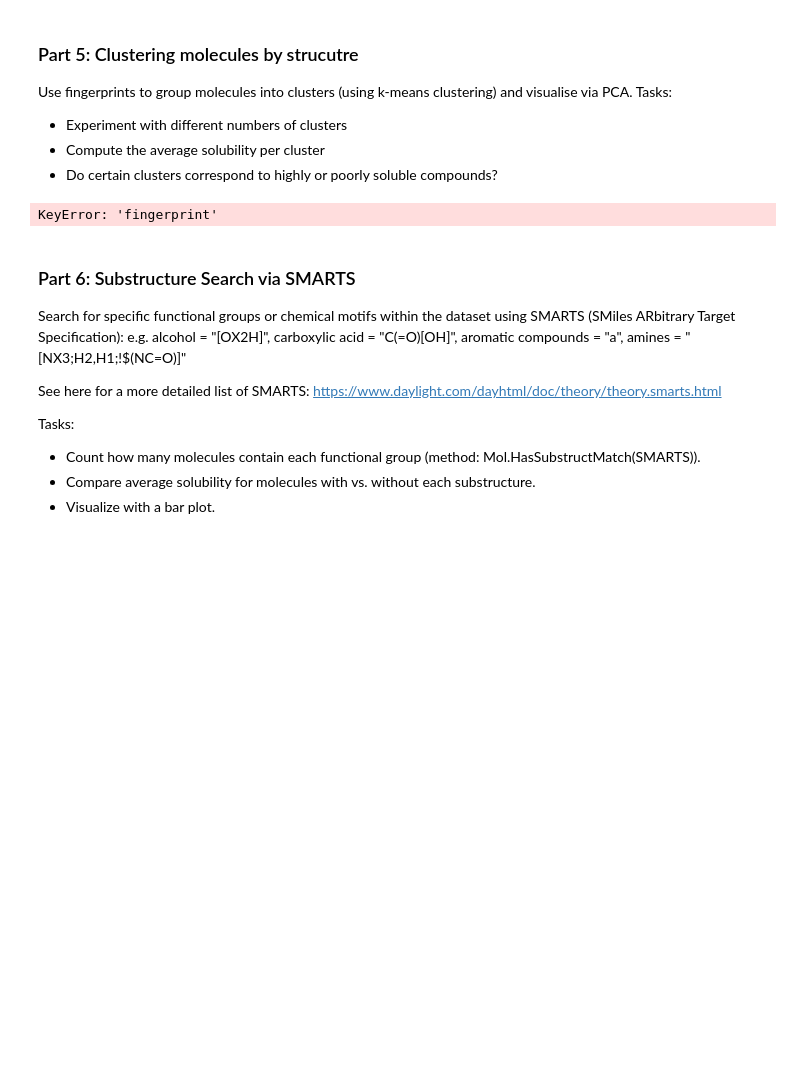
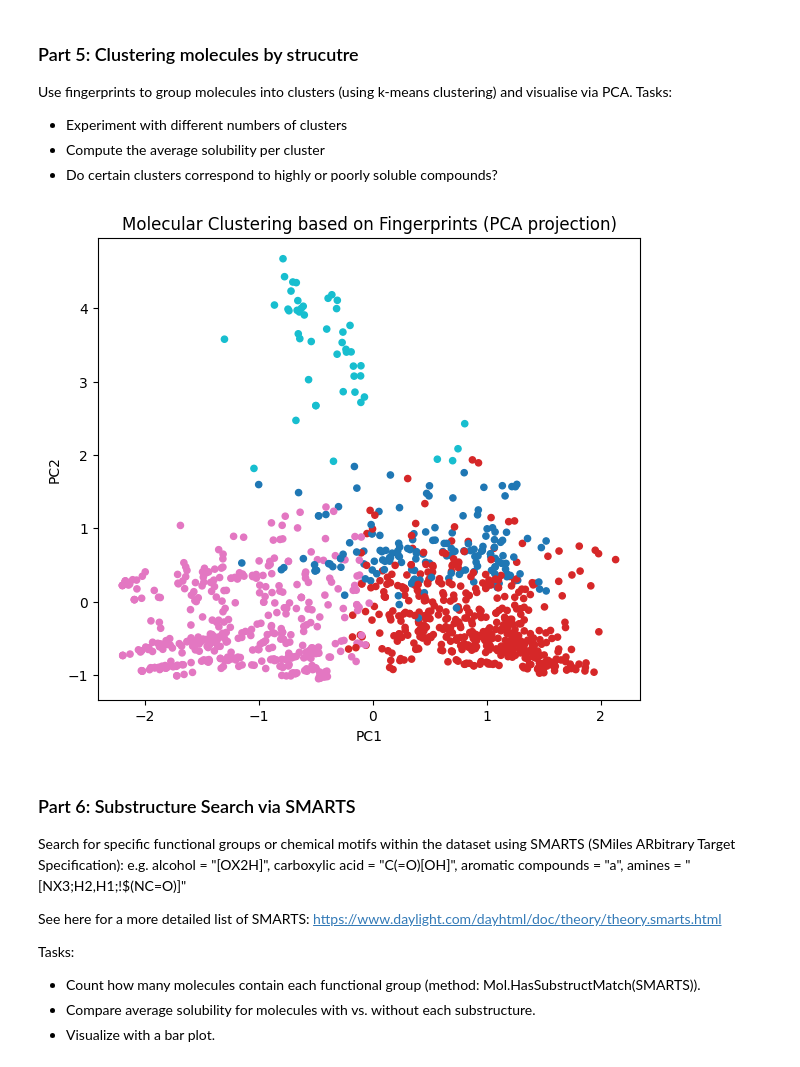
Before and after one commit to Hassan-Haydar/DSA103, a Jupyter notebook: LifeScienceData/lecture13/RDKIt_Workshop.ipynb, the cells around one changed output. Drawn from its saved outputs; the diff is of its cells as text; code cells hidden in the pictures; blank space fills up the shorter version.

```diff
--- a/LifeScienceData/lecture13/RDKIt_Workshop.ipynb
+++ b/LifeScienceData/lecture13/RDKIt_Workshop.ipynb
@@ -197,27 +197,27 @@ Use fingerprints to group molecules into clusters (using k-means clustering) and
 # %%
 from sklearn.decomposition import PCA
 from sklearn.cluster import KMeans
 import matplotlib.pyplot as plt
 
-fps = df["fingerprint"].to_list()
+fps = df["Fingerprint"].to_list()
 
 # Reduce dimensionality for visualization
 pca = PCA(n_components=2)
 X_pca = pca.fit_transform(fps)
 
 # K-means clustering
 kmeans = KMeans(n_clusters=4, random_state=42)
 clusters = kmeans.fit_predict(fps)
 df["cluster"] = clusters
 
 # Visualize clusters
 plt.figure(figsize=(7,6))
 plt.scatter(X_pca[:,0], X_pca[:,1], c=clusters, cmap="tab10", s=20)
 plt.title("Molecular Clustering based on Fingerprints (PCA projection)")
 plt.xlabel("PC1"); plt.ylabel("PC2")
 plt.show()
 # %% [output]
-KeyError: 'fingerprint'
+[figure, added]
 # %%
 print(df.groupby("cluster")["logS"].mean())
 # %%
```
